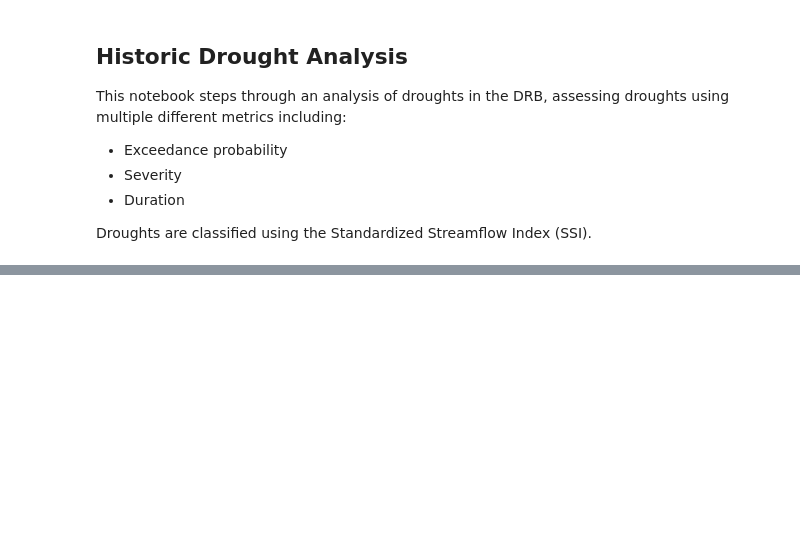
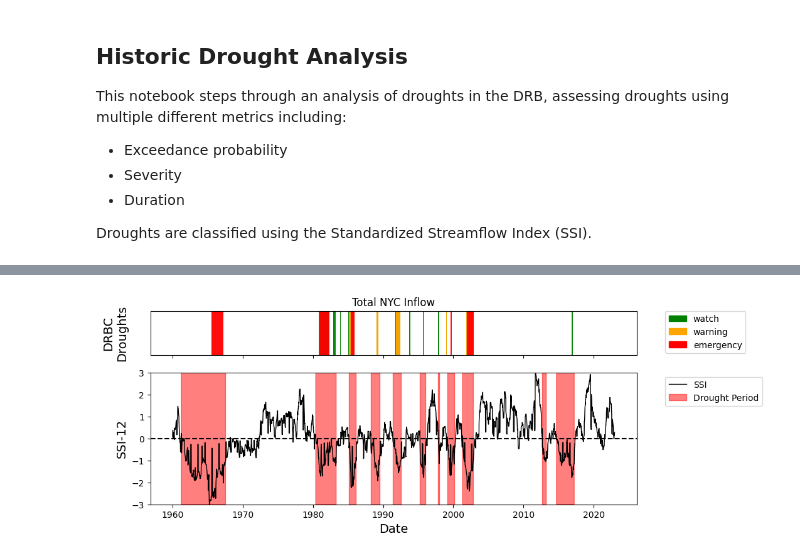
Before and after one commit to Pywr-DRB/DRB-Historic-Reconstruction, a Jupyter notebook: DRB_historic_drought_analysis.ipynb, the cells around one changed output, grey strips where cells are left out. Drawn from its saved outputs; the diff is of its cells as text; code cells hidden in the pictures; blank space fills up the shorter version.

```diff
--- a/DRB_historic_drought_analysis.ipynb
+++ b/DRB_historic_drought_analysis.ipynb
@@ -117 +144,40 @@ plt.show()
+# %%
+# Define colors for different event types
+ssi = ssi_hr
+event_colors = {'watch': 'green',
+                'warning': 'orange',
+                'emergency': 'red'}
+plot_nodes = ['Total NYC']
+# plot_nodes = ['pepacton']
+t_start='1960-01-01'
+t_end='2022-12-31'
+
+# Create a figure with two subplots
+fig, (ax1, ax2) = plt.subplots(nrows=2, ncols=1, figsize=(10, 4),
+                               sharex=True, gridspec_kw={'height_ratios': [1, 3]})
+
+# Iterate through the events and create colored bars
+for index, row in drbc_droughts.iterrows():
+    color = event_colors[row['event_type']]
+    start_date = pd.to_datetime(row['start_date'])
+    end_date = pd.to_datetime(row['end_date'])
+    ax1.axvspan(start_date, end_date, facecolor=color, edgecolor='none', alpha=0.95)
+
+# Adding legend for the event types
+handles = [mpatches.Patch(color=color, label=event_type) for event_type, color in event_colors.items()]
+ax1.legend(handles=handles, loc='upper left', bbox_to_anchor=(1.05, 1.1))
+ax1.set_ylabel('DRBC\nDroughts', fontsize=14)
+ax1.set_yticks([])
+
+# Your existing plot
+plot_ssi(ssi.loc[t_start:t_end, plot_nodes[0]], ax=ax2)
+ax1.set_title(f'{plot_nodes[0]} Inflow')
+
+plt.xlabel('Date', fontsize=14)
+plt.ylabel(f'SSI-{int(window/29)}', fontsize=14)
+fig.align_ylabels()
+ax2.legend(loc='upper left', bbox_to_anchor=(1.05, 1.))
+plt.show()
+# %% [output]
+[figure, added]
 # %%
```
Also changed, not shown: parts of 11 cells of this notebook, 12 other files.
